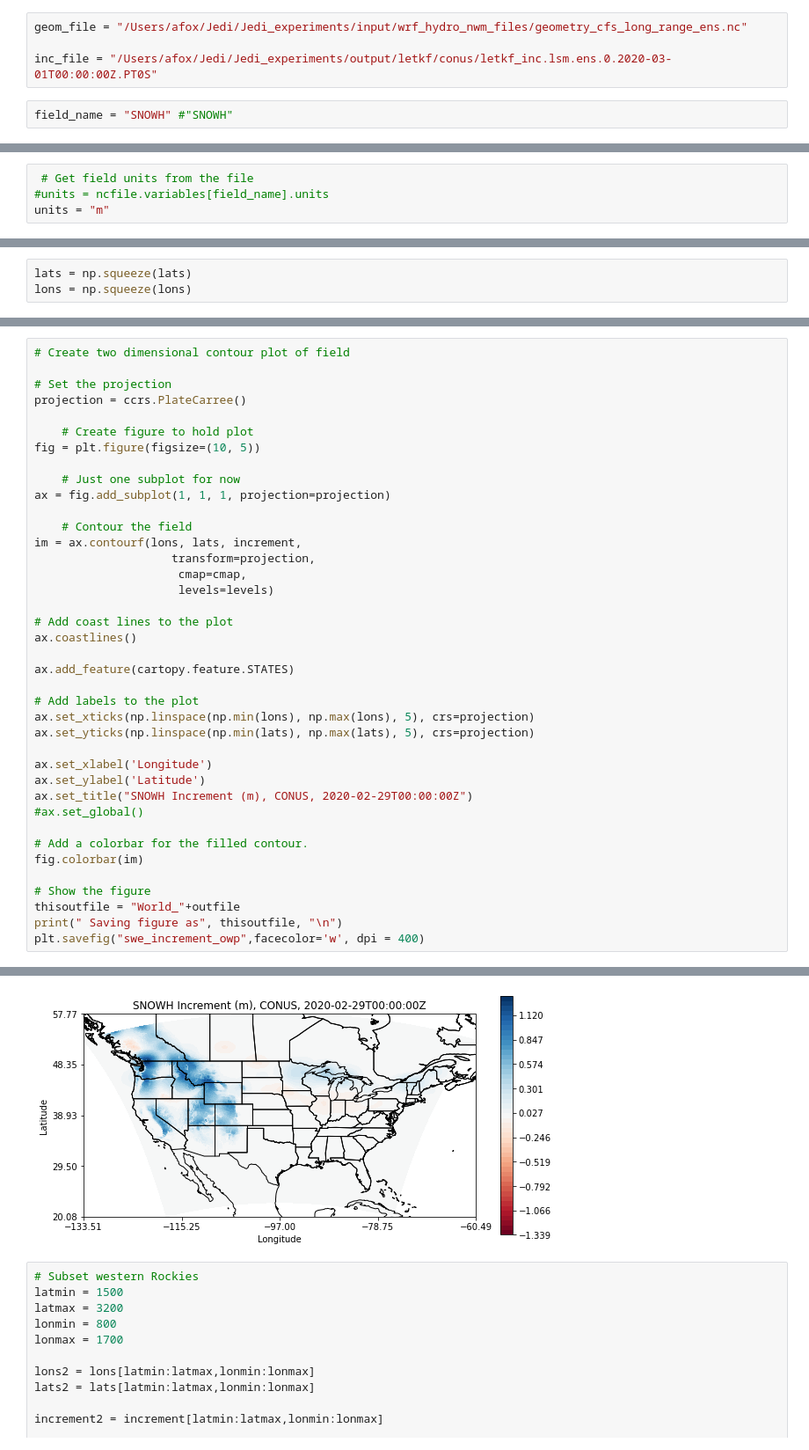
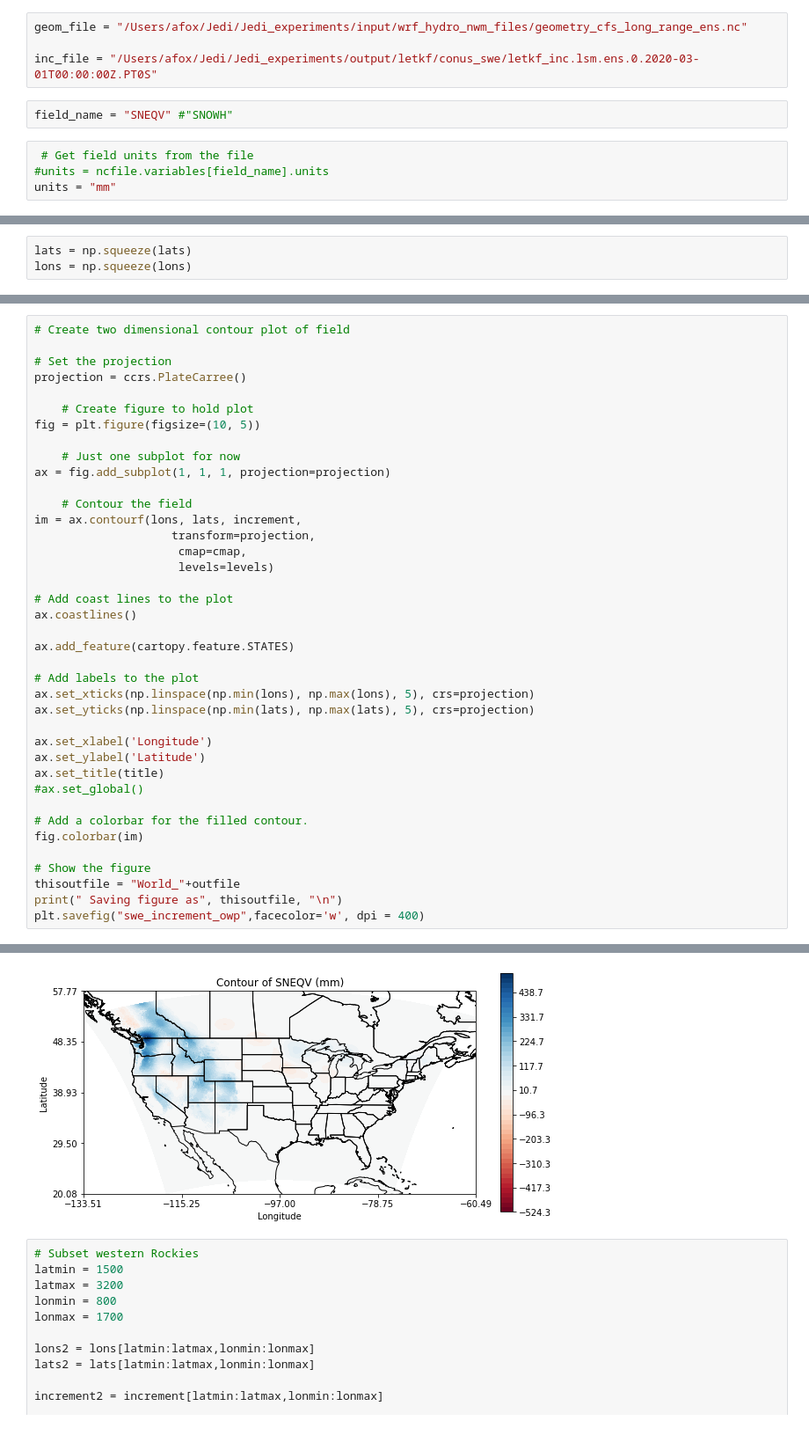
Before and after one commit to amfox37/Jedi_experiments, a Jupyter notebook: diagnostics/Field_plotter_owp.ipynb, the cells around one changed output, grey strips where cells are left out. Shown at 88% size. Saved outputs shown, nothing was run; the diff lists cells and outputs as text.

```diff
--- a/diagnostics/Field_plotter_owp.ipynb
+++ b/diagnostics/Field_plotter_owp.ipynb
@@ -9,9 +9,13 @@ import pandas as pd
 # %%
 geom_file = "/Users/afox/Jedi/Jedi_experiments/input/wrf_hydro_nwm_files/geometry_cfs_long_range_ens.nc"
 
-inc_file = "/Users/afox/Jedi/Jedi_experiments/output/letkf/conus/letkf_inc.lsm.ens.0.2020-03-01T00:00:00Z.PT0S"
+inc_file = "/Users/afox/Jedi/Jedi_experiments/output/letkf/conus_swe/letkf_inc.lsm.ens.0.2020-03-01T00:00:00Z.PT0S"
 # %%
-field_name = "SNOWH" #"SNOWH"
+field_name = "SNEQV" #"SNOWH"
+# %%
+ # Get field units from the file
+#units = ncfile.variables[field_name].units
+units = "mm"
 # %%
 #model_layer = None
 # %%
@@ -53,7 +57,3 @@ Opening  /Users/afox/Jedi/Jedi_experiments/output/letkf/conus/letkf_inc.lsm.ens.
-# %%
- # Get field units from the file
-#units = ncfile.variables[field_name].units
-units = "m"
 # %%
 # Zero out array to fill with field
 inc = np.zeros((npy, npx))
@@ -155,7 +155,7 @@ ax.set_yticks(np.linspace(np.min(lats), np.max(lats), 5), crs=projection)
 
 ax.set_xlabel('Longitude')
 ax.set_ylabel('Latitude')
-ax.set_title("SNOWH Increment (m), CONUS, 2020-02-29T00:00:00Z")
+ax.set_title(title)
 #ax.set_global()
 
 # Add a colorbar for the filled contour.
@@ -170,4 +170,4 @@ plt.savefig("swe_increment_owp",facecolor='w', dpi = 400)
-[figure, old version]
+[figure, new version]
 # %%
 # Subset western Rockies
 latmin = 1500
```
Also changed, not shown: parts of 9 cells of this notebook, 20 other files.
